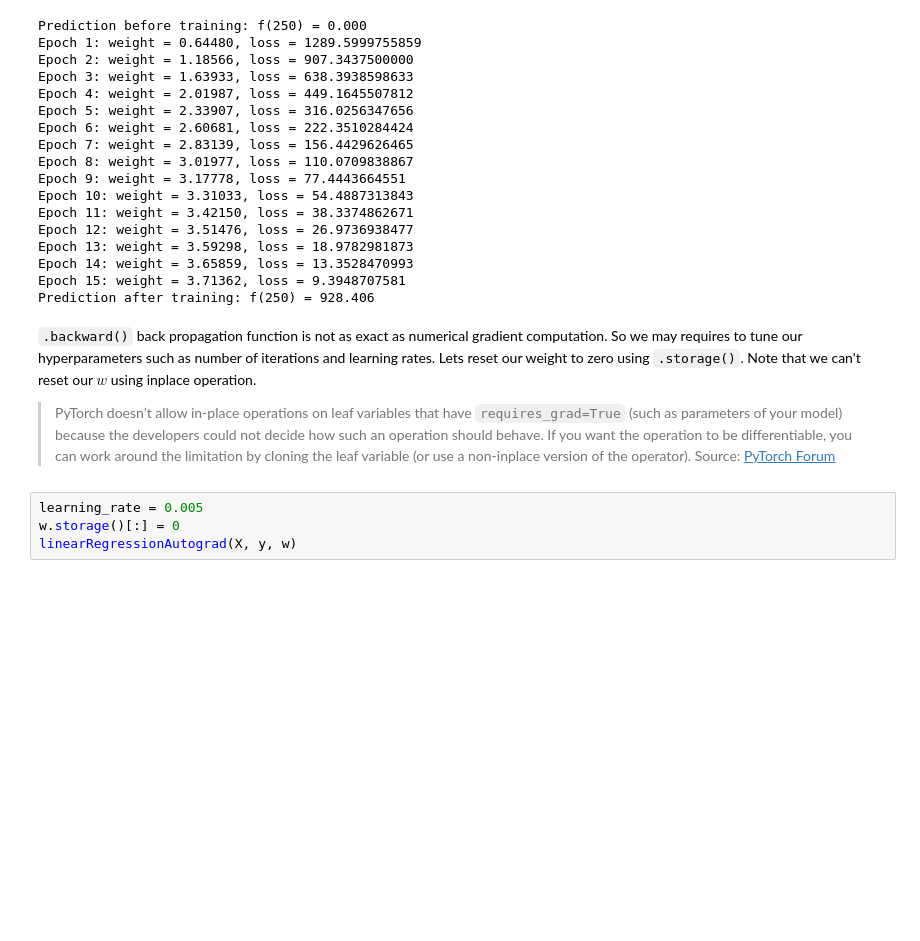
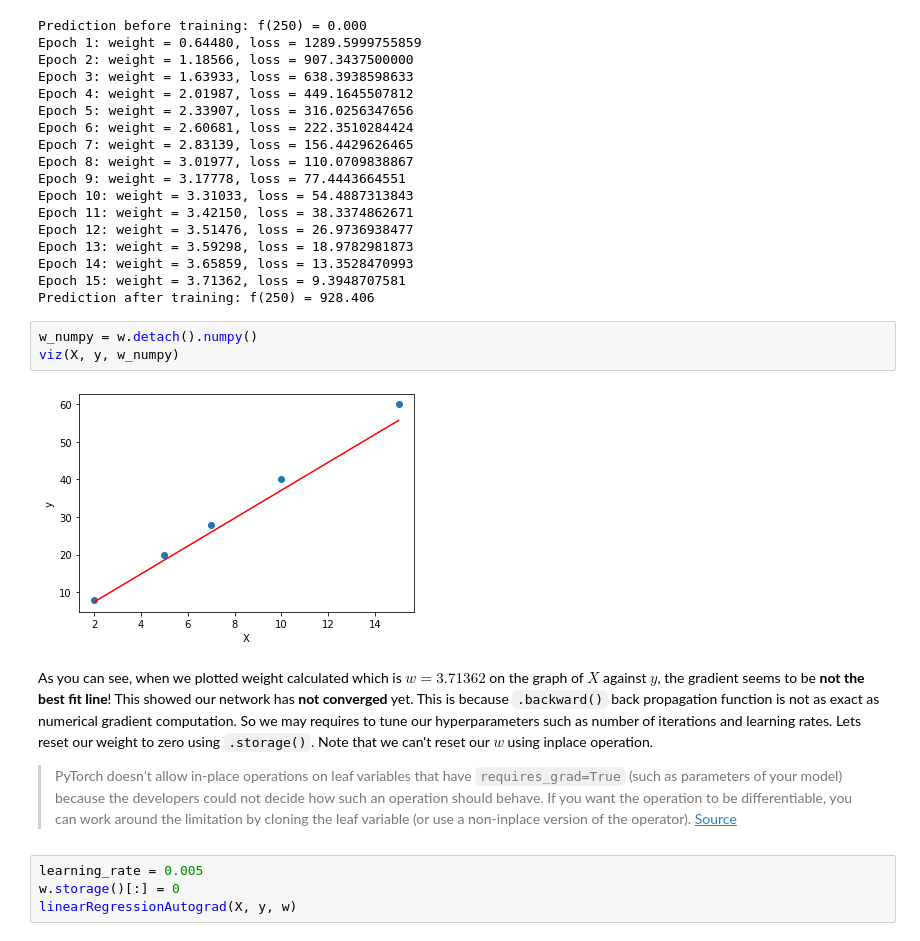
Before and after one commit to CertifaiAI/Intro_to_Pytorch, a Jupyter notebook: solution/Chapter 2 Autograd.ipynb, the cells around one changed output. Drawn from its saved outputs; the diff is of its cells as text; blank space fills up the shorter version.

```diff
--- a/solution/Chapter 2 Autograd.ipynb
+++ b/solution/Chapter 2 Autograd.ipynb
@@ -332,9 +381,14 @@ Epoch 13: weight = 3.59298, loss = 18.9782981873
 Epoch 14: weight = 3.65859, loss = 13.3528470993
 Epoch 15: weight = 3.71362, loss = 9.3948707581
 Prediction after training: f(250) = 928.406
+# %%
+w_numpy = w.detach().numpy()
+viz(X, y, w_numpy)
+# %% [output]
+[figure, added]
 # %% [markdown]
-`.backward()` back propagation function is not as exact as numerical gradient computation. So we may requires to tune our hyperparameters such as number of iterations and learning rates. Lets reset our weight to zero using `.storage()`. Note that we can't reset our $w$ using inplace operation.
-> PyTorch doesn’t allow in-place operations on leaf variables that have `requires_grad=True` (such as parameters of your model) because the developers could not decide how such an operation should behave. If you want the operation to be differentiable, you can work around the limitation by cloning the leaf variable (or use a non-inplace version of the operator). Source: [PyTorch Forum](https://discuss.pytorch.org/t/leaf-variable-was-used-in-an-inplace-operation/308/2)
+As you can see, when we plotted weight calculated which is $w = 3.71362$ on the graph of $X$ against $y$, the gradient seems to be **not the best fit line**! This showed our network has **not converged** yet. This is because `.backward()` back propagation function is not as exact as numerical gradient computation. So we may requires to tune our hyperparameters such as number of iterations and learning rates. Lets reset our weight to zero using `.storage()`. Note that we can't reset our $w$ using inplace operation.
+> PyTorch doesn’t allow in-place operations on leaf variables that have `requires_grad=True` (such as parameters of your model) because the developers could not decide how such an operation should behave. If you want the operation to be differentiable, you can work around the limitation by cloning the leaf variable (or use a non-inplace version of the operator). [Source](https://discuss.pytorch.org/t/leaf-variable-was-used-in-an-inplace-operation/308/2)
 # %%
 learning_rate = 0.005
 w.storage()[:] = 0
```
Also changed, not shown: parts of 36 cells of this notebook, 2 other files.
